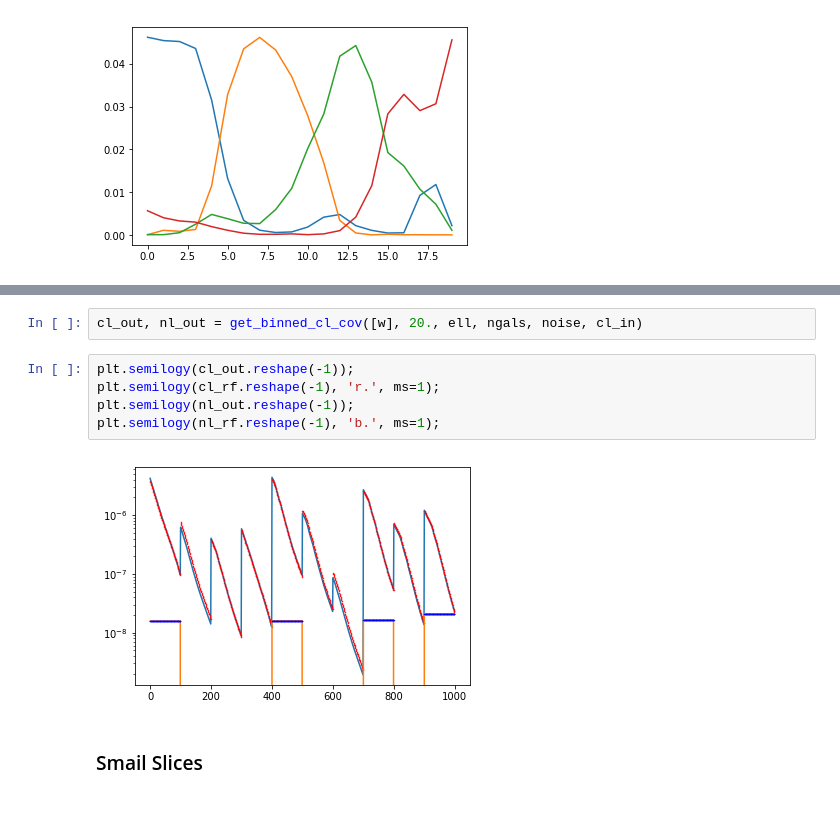
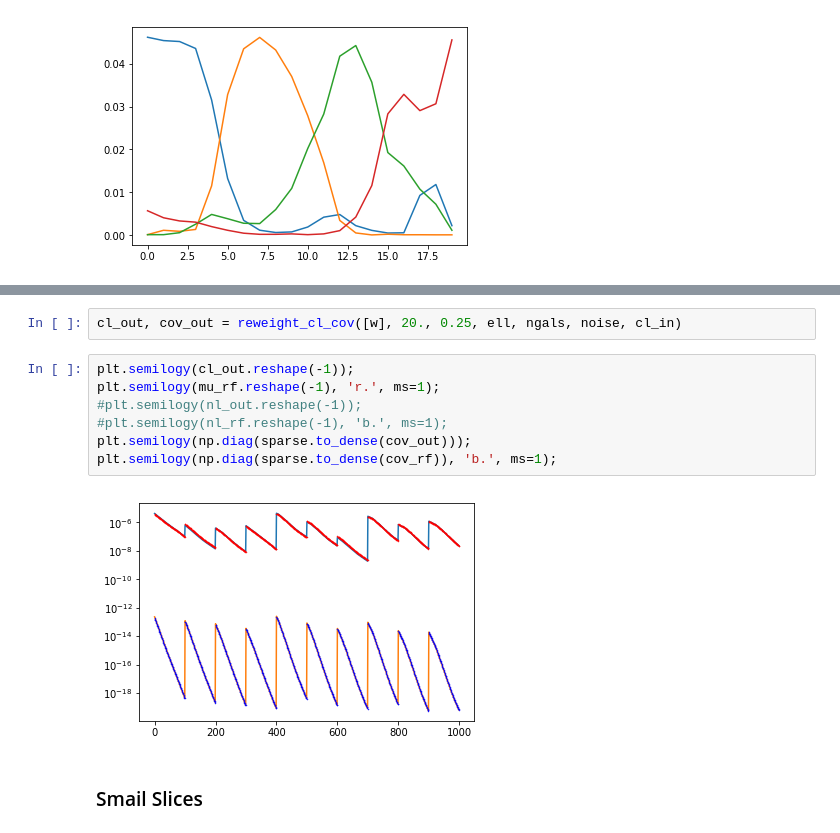
Before and after one commit to dkirkby/zotbin, a Jupyter notebook: Sandbox.ipynb, the cells around one changed output, grey strips where cells are left out. Saved outputs shown, nothing was run; the diff lists cells and outputs as text.

```diff
--- a/Sandbox.ipynb
+++ b/Sandbox.ipynb
@@ -586,12 +571,14 @@ def get_binned_cl_cov(weights, gals_per_arcmin2, fsky, ell, ngals, noise, cl_in)
 # %%
-cl_out, nl_out = get_binned_cl_cov([w], 20., ell, ngals, noise, cl_in)
+cl_out, cov_out = reweight_cl_cov([w], 20., 0.25, ell, ngals, noise, cl_in)
 # %%
 plt.semilogy(cl_out.reshape(-1));
-plt.semilogy(cl_rf.reshape(-1), 'r.', ms=1);
-plt.semilogy(nl_out.reshape(-1));
-plt.semilogy(nl_rf.reshape(-1), 'b.', ms=1);
+plt.semilogy(mu_rf.reshape(-1), 'r.', ms=1);
+#plt.semilogy(nl_out.reshape(-1));
+#plt.semilogy(nl_rf.reshape(-1), 'b.', ms=1);
+plt.semilogy(np.diag(sparse.to_dense(cov_out)));
+plt.semilogy(np.diag(sparse.to_dense(cov_rf)), 'b.', ms=1);
 # %% [output]
-[figure, old version]
+[figure, new version]
 # %% [markdown]
 ### Smail Slices
 # %% [markdown]
```
Also changed, not shown: parts of 8 cells of this notebook.
